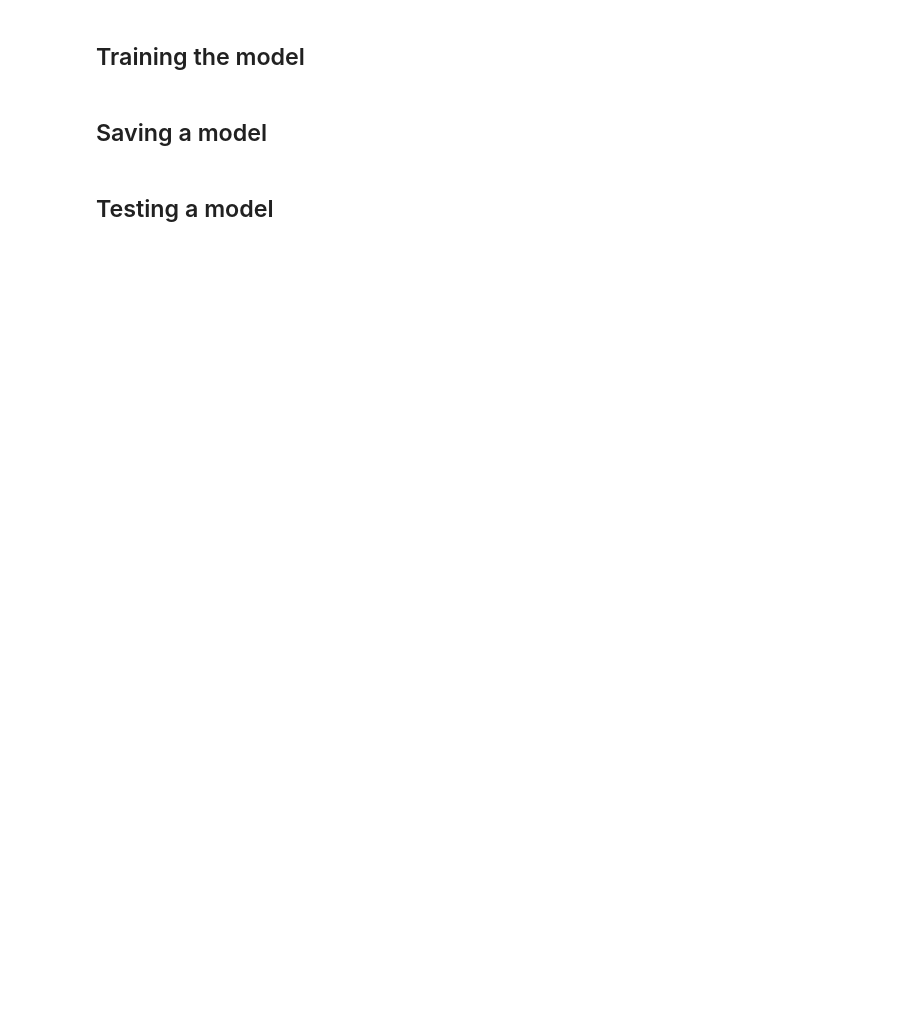
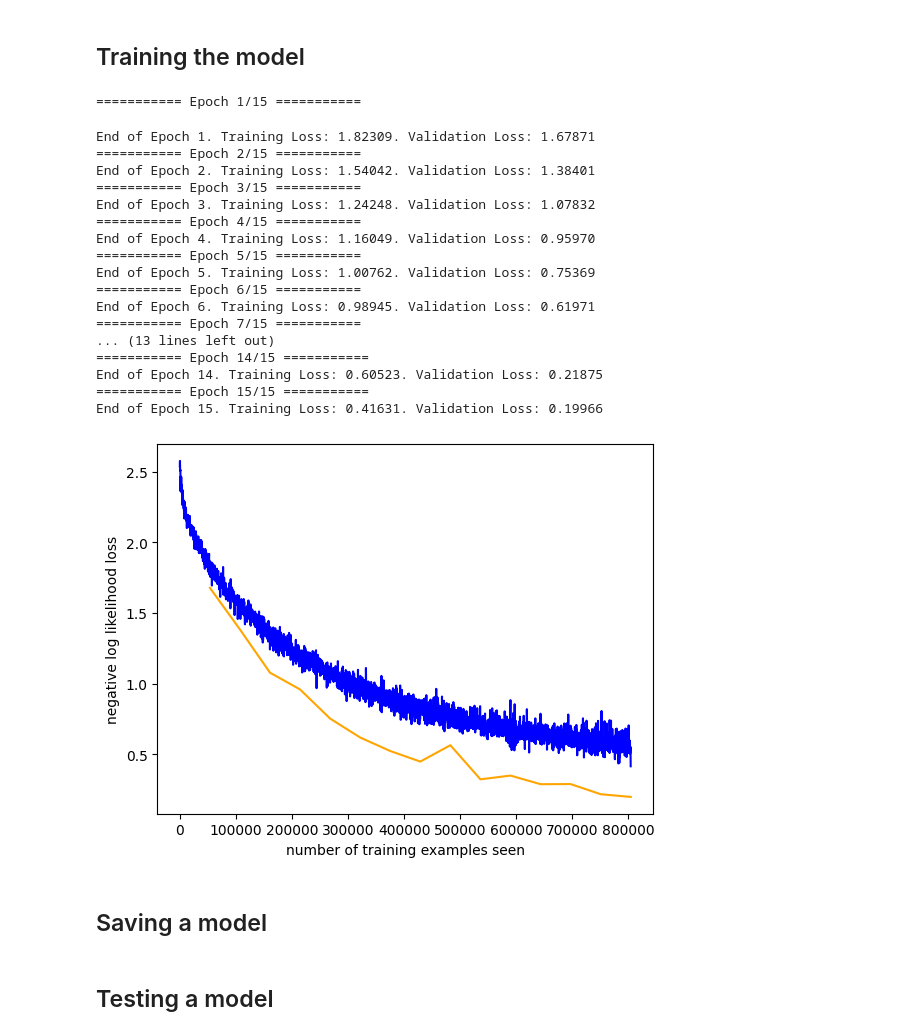
Before and after one commit to AI-MED-AGH/handwritten-digits-recognizer, a Jupyter notebook: Model_training.ipynb, the cells around one changed output. Cells and saved outputs as stored; diff of their text form; code cells hidden in the pictures; blank space fills up the shorter version.

```diff
--- a/Model_training.ipynb
+++ b/Model_training.ipynb
@@ -99,3 +106,21 @@ test_loader = torch.utils.data.DataLoader(
+# %%
+# Loaders Parameters
+BATCH_SIZE_TRAIN = 256
+BATCH_SIZE_TEST = 512
+NUM_WORKERS = 8
+
+# Create DataLoaders
+train_loader = torch.utils.data.DataLoader(
+    train_subset, batch_size=BATCH_SIZE_TRAIN, shuffle=True, num_workers=NUM_WORKERS
+)
+
+val_loader = torch.utils.data.DataLoader(
+    val_subset, batch_size=BATCH_SIZE_TRAIN, shuffle=False, num_workers=NUM_WORKERS
+)
+
+test_loader = torch.utils.data.DataLoader(
+    test_MNIST, batch_size=BATCH_SIZE_TEST, shuffle=False, num_workers=NUM_WORKERS
+)
 # %%
 print(torch.max(full_train_dataset[0][0]))
 print(full_train_dataset[0][0].shape)
@@ -162,4 +186,7 @@ Checked 18000/18000
 # %%
 from models.Recognizer import RecognizerV1
 
-model = RecognizerV1().to(device)
+model = RecognizerV1()
+model = model.to(device)
+print(model)
+print(device)
@@ -195,35 +240,56 @@ for epoch in range(epochs):
         optimizer.zero_grad()
         preds = model(data)
 
         loss = loss_fn(preds, label)
         train_losses.append(loss.item())
-        train_counter.append((batch_idx * 64) + ((epoch) * len(train_loader.dataset)))
+        train_counter.append((batch_idx * BATCH_SIZE_TRAIN) + ((epoch) * len(train_loader.dataset)))
 
         loss.backward()
         optimizer.step()
 
     # Validate
     model.eval()
     epoch_val_loss = 0
 
     with torch.no_grad():
         for data, label in val_loader:
             # Copy data into GPU
             data, label = data.to(device), label.to(device)
             preds = model(data)
             epoch_val_loss += loss_fn(preds, label).item()
 
     # Average validation loss for an epoch
     epoch_val_loss /= len(val_loader)
     val_losses.append(epoch_val_loss)
     val_counter.append((epoch + 1) * len(train_loader.dataset))
 
     print(f"End of Epoch {epoch + 1}. Training Loss: {loss.item():.5f}. Validation Loss: {epoch_val_loss:.5f}")
 
-plt.plot(train_counter, train_losses, color='red')
+plt.plot(train_counter, train_losses, color='blue')
+plt.plot(val_counter, val_losses, color='orange')
 plt.xlabel('number of training examples seen')
 plt.ylabel('negative log likelihood loss')
 plt.show()
+# %% [output]
+=========== Epoch 1/15 ===========
+End of Epoch 1. Training Loss: 1.82309. Validation Loss: 1.67871
+=========== Epoch 2/15 ===========
+End of Epoch 2. Training Loss: 1.54042. Validation Loss: 1.38401
+=========== Epoch 3/15 ===========
+End of Epoch 3. Training Loss: 1.24248. Validation Loss: 1.07832
+=========== Epoch 4/15 ===========
+End of Epoch 4. Training Loss: 1.16049. Validation Loss: 0.95970
+=========== Epoch 5/15 ===========
+End of Epoch 5. Training Loss: 1.00762. Validation Loss: 0.75369
+=========== Epoch 6/15 ===========
+End of Epoch 6. Training Loss: 0.98945. Validation Loss: 0.61971
+=========== Epoch 7/15 ===========
+... (13 lines left out)
+=========== Epoch 14/15 ===========
+End of Epoch 14. Training Loss: 0.60523. Validation Loss: 0.21875
+=========== Epoch 15/15 ===========
+End of Epoch 15. Training Loss: 0.41631. Validation Loss: 0.19966
+[figure, added]
 # %% [markdown]
 ## Saving a model
 # %%
```
Also changed, not shown: parts of 10 cells of this notebook.
